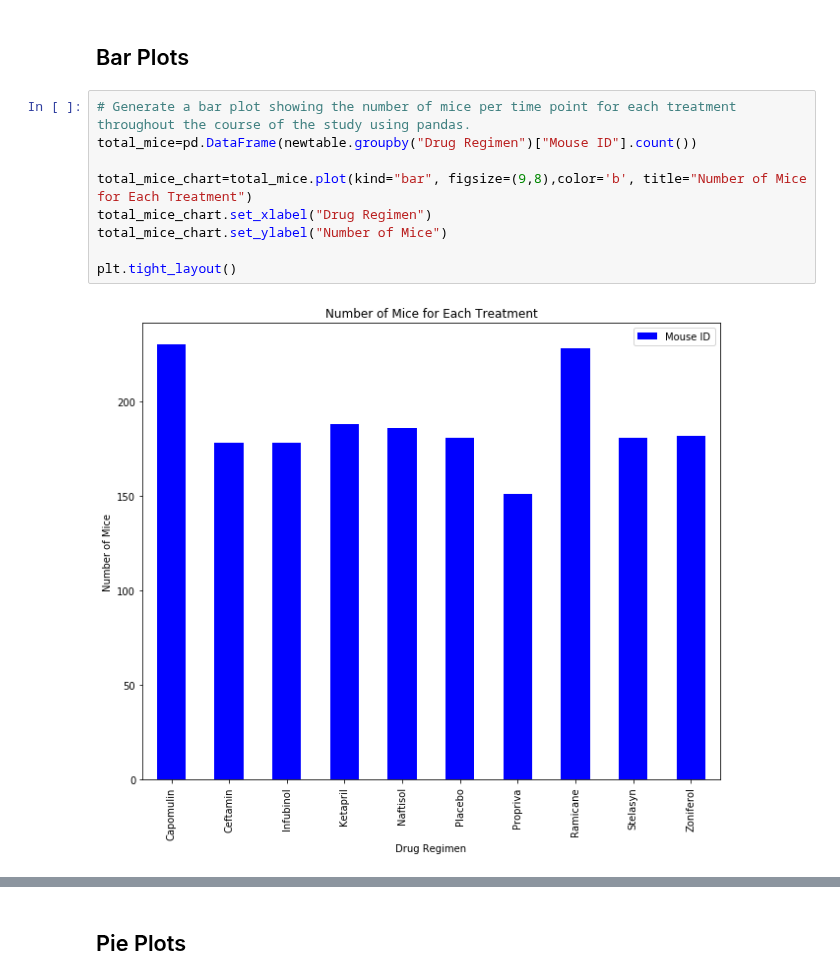
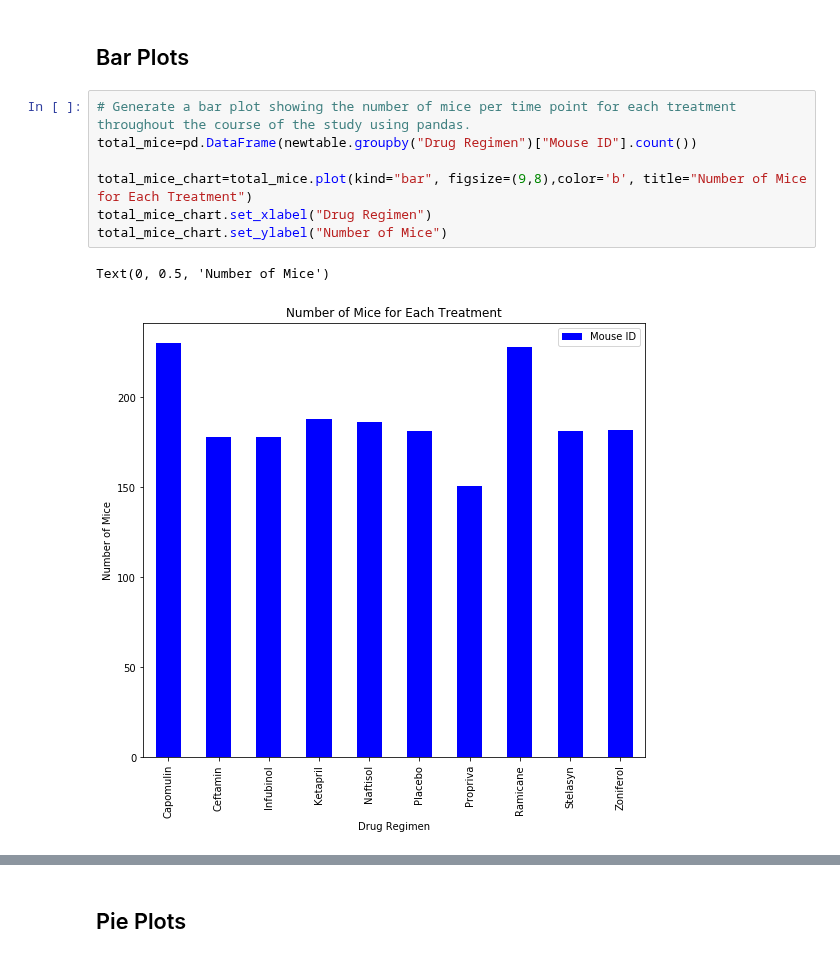
Before and after one commit to olivesun1213/Matplotlib, a Jupyter notebook: Unit 05 - Matplotlib_Homework_Instructions_Pymaceuticals_pymaceuticals_starter.ipynb, the cells around one changed output, grey strips where cells are left out. Cells and saved outputs as stored; diff of their text form.

```diff
--- a/Unit 05 - Matplotlib_Homework_Instructions_Pymaceuticals_pymaceuticals_starter.ipynb
+++ b/Unit 05 - Matplotlib_Homework_Instructions_Pymaceuticals_pymaceuticals_starter.ipynb
@@ -228,14 +228,13 @@ summary
 # %%
 # Generate a bar plot showing the number of mice per time point for each treatment throughout the course of the study using pandas.
 total_mice=pd.DataFrame(newtable.groupby("Drug Regimen")["Mouse ID"].count())
 
 total_mice_chart=total_mice.plot(kind="bar", figsize=(9,8),color='b', title="Number of Mice for Each Treatment")
 total_mice_chart.set_xlabel("Drug Regimen")
 total_mice_chart.set_ylabel("Number of Mice")
-
-plt.tight_layout()
 # %% [output]
+Text(0, 0.5, 'Number of Mice')
-[figure, old version]
+[figure, new version]
 # %%
 # Generate a bar plot showing the number of mice per time point for each treatment throughout the course of the study using pyplot.
 #set x axis and tick locations
```
Also changed, not shown: parts of 2 cells of this notebook.
